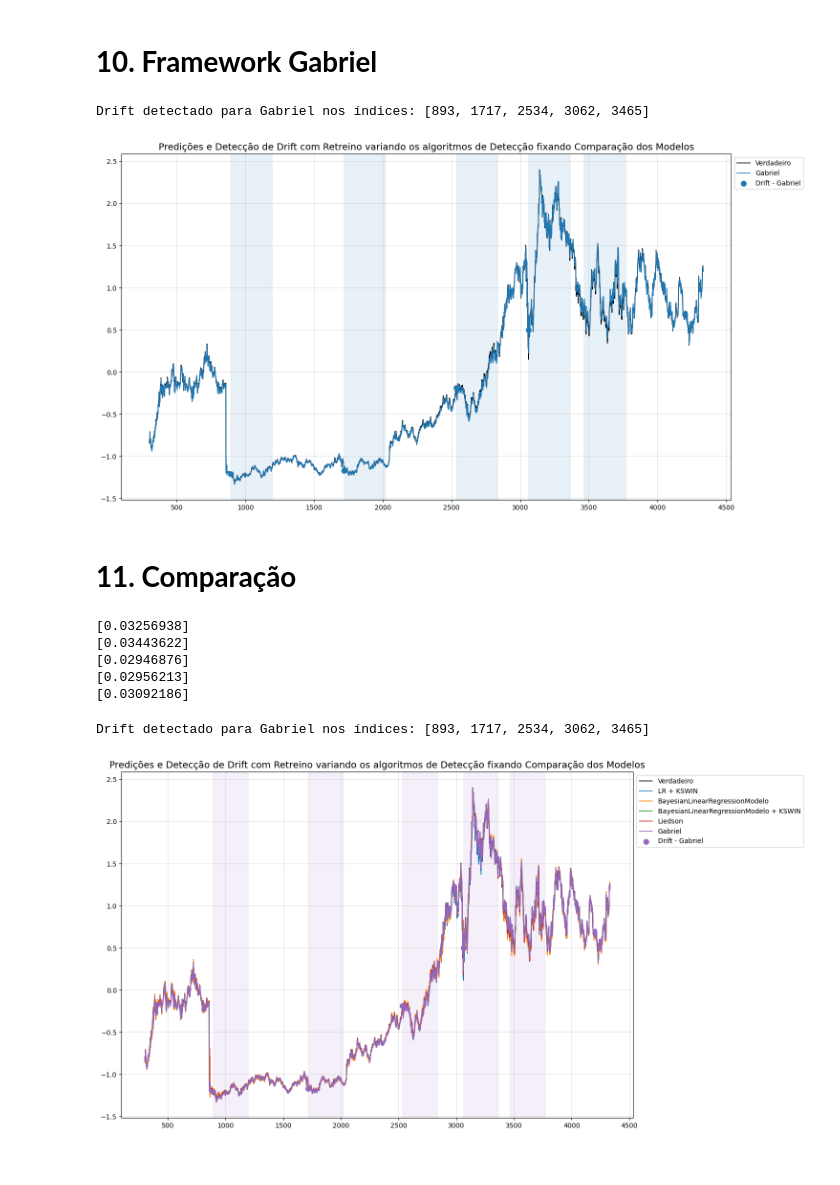
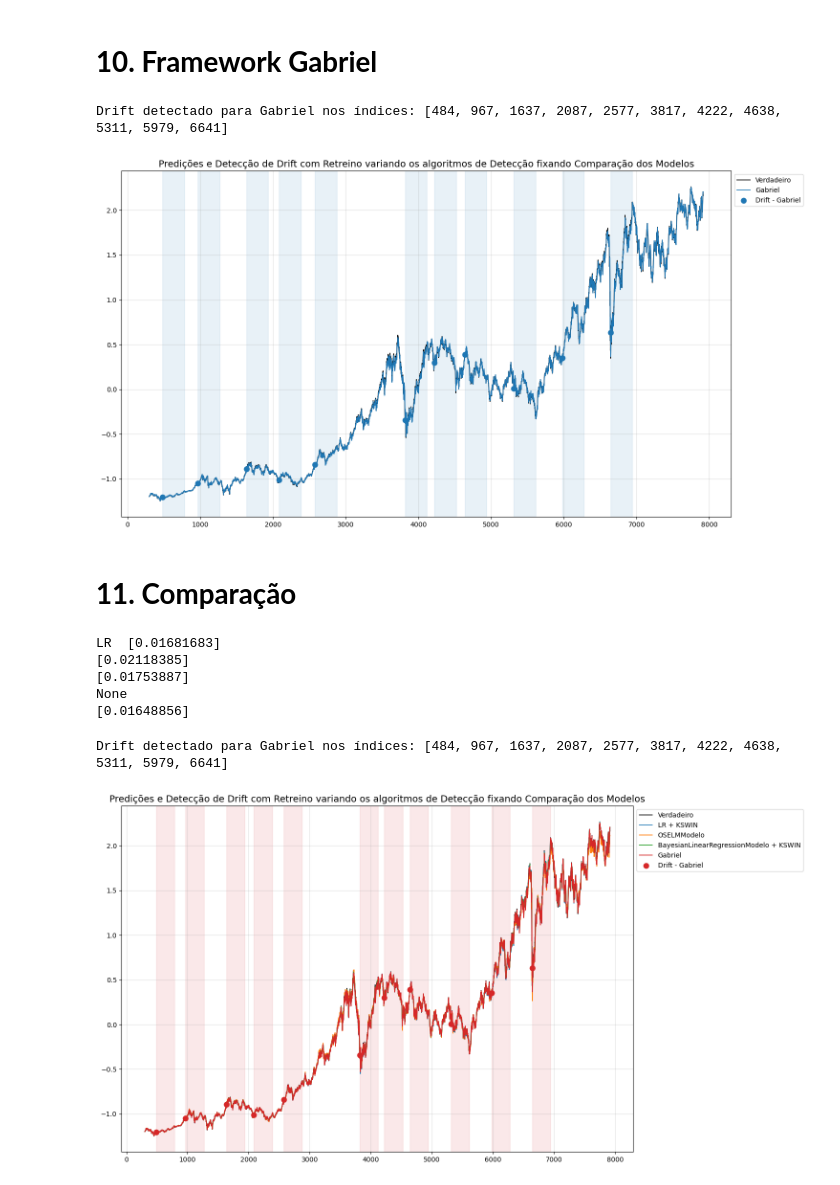
Before and after one commit to gabrielfers/Drift-Detection-PIBIC, a Jupyter notebook: 1- tutorial_online_algorithms.ipynb, the cells around one changed output. Saved outputs shown, nothing was run; the diff lists cells and outputs as text; code cells hidden in the pictures.

Commit message:
feat: upando as series

```diff
--- a/1- tutorial_online_algorithms.ipynb
+++ b/1- tutorial_online_algorithms.ipynb
@@ -80,6 +80,6 @@ series = [
 # Definindo parâmetros para processamento
 tamanho_batch = 300
 lags = 10
-serie_escolhida = series[3]
+serie_escolhida = series[5]
 print(f"Processando série: {serie_escolhida}")
 # %% [output]
@@ -172,7 +172,7 @@ Nenhum drift detectado para OSELMModelo.
 # %% [markdown]
 # **8. Prequential Passivo com Drift**
 # %%
-avaliador = AvaliadorFramework()
+avaliador = AvaliadorPassivoDrift()
 predicoes_ativo_online, deteccoes_ativo_online, mae_ativo_online = avaliador.executar_avaliacao(X, Y, tamanho_batch, BayesianLinearRegressionModelo, KSWINDetector)
 # %%
 # Plotando os resultados
@@ -206,8 +208,8 @@ Drift detectado para Liedson nos índices: [526, 952, 1809, 2214, 2619, 3063]
 # %% [markdown]
 # **10. Framework Gabriel**
 # %%
-framework = SmartWindow(LinearRegressionModelo, KSWINDetector, 300, 0.004)
-predicoes_frame2, deteccoes_frame2, mae_frame2 = framework.prequential(X, Y)
+framework = SmartWindow(LinearRegressionModelo, KSWINDetector, 0.003)
+predicoes_frame2, deteccoes_frame2, mae_frame2 = framework.prequential(X, Y, tamanho_batch)
 # %%
 # Plotando os resultados
 Visualizer.plotar_resultados_multi(Y,
@@ -218,39 +220,39 @@ Visualizer.plotar_resultados_multi(Y,
                   detector_or_modelo="Comparação dos Modelos",
                   )
 # %% [output]
-Drift detectado para Gabriel nos índices: [893, 1717, 2534, 3062, 3465]
+Drift detectado para Gabriel nos índices: [484, 967, 1637, 2087, 2577, 3817, 4222, 4638, 5311, 5979, 6641]
-[figure, old version]
+[figure, new version]
 # %% [markdown]
 # **11. Comparação**
 # %%
-print(mae_ativo)
-print(mae_passivo)
-print(mae_ativo_online)
-print(mae_frame)
-print(mae_frame2)
+print("LR_KSWIN: ", mae_ativo)
+print("OS-ELM: ", mae_passivo)
+print("BayesianOnline: ", mae_ativo_online)
+print("Liedson: ", mae_frame)
+print("Gabriel: ", mae_frame2)
 # %% [output]
-[0.03256938]
-[0.03443622]
-[0.02946876]
-[0.02956213]
-[0.03092186]
+LR  [0.01681683]
+[0.02118385]
+[0.01753887]
+None
+[0.01648856]
 # %%
 # Plotando os resultados
 Visualizer.plotar_resultados_multi(Y,
                   [predicoes_ativo,
                    predicoes_passivo,
                    predicoes_ativo_online,
-                   predicoes_frame,
+                   #predicoes_frame,
                    predicoes_frame2],
                   ["LR + KSWIN",
                    "OSELMModelo",
                    "BayesianLinearRegressionModelo + KSWIN",
-                   "Liedson",
+                   #"Liedson",
                    "Gabriel"],
                   {"Gabriel": deteccoes_frame2},
                   tamanho_batch,
                   detector_or_modelo="Comparação dos Modelos",
                   )
 # %% [output]
-Drift detectado para Gabriel nos índices: [893, 1717, 2534, 3062, 3465]
+Drift detectado para Gabriel nos índices: [484, 967, 1637, 2087, 2577, 3817, 4222, 4638, 5311, 5979, 6641]
-[figure, old version]
+[figure, new version]
```
Also changed, not shown: parts of 8 cells of this notebook, 18 other files.
